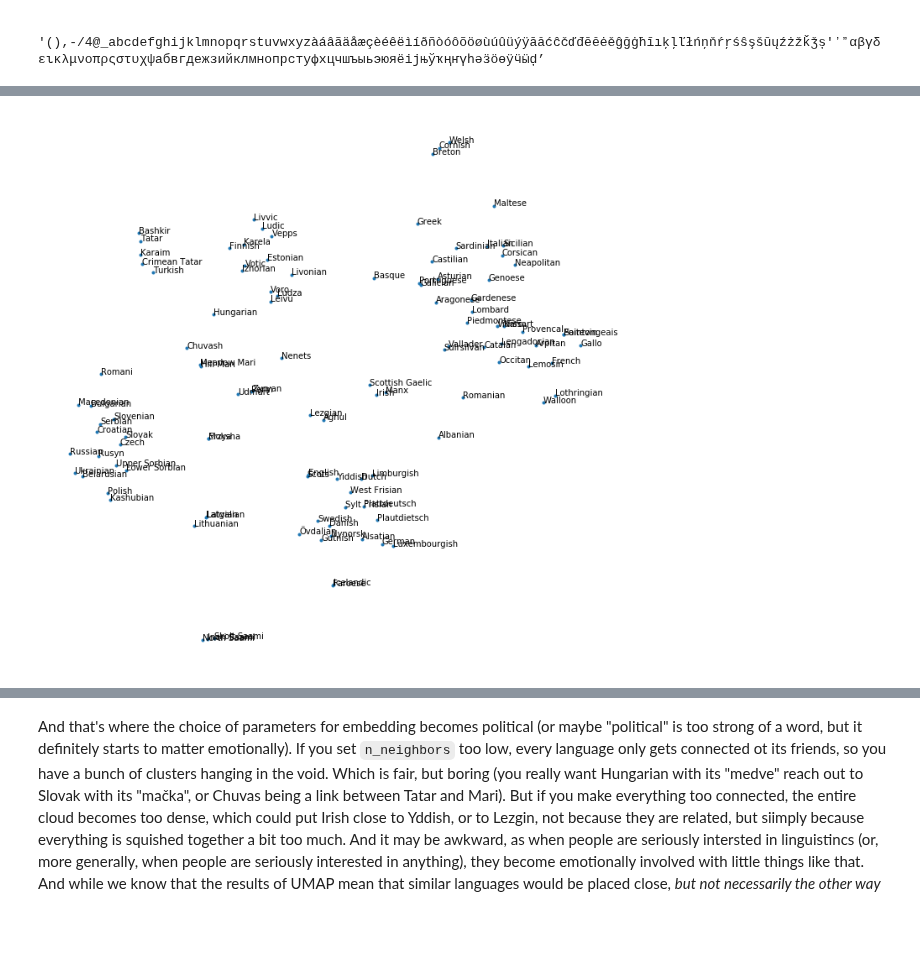
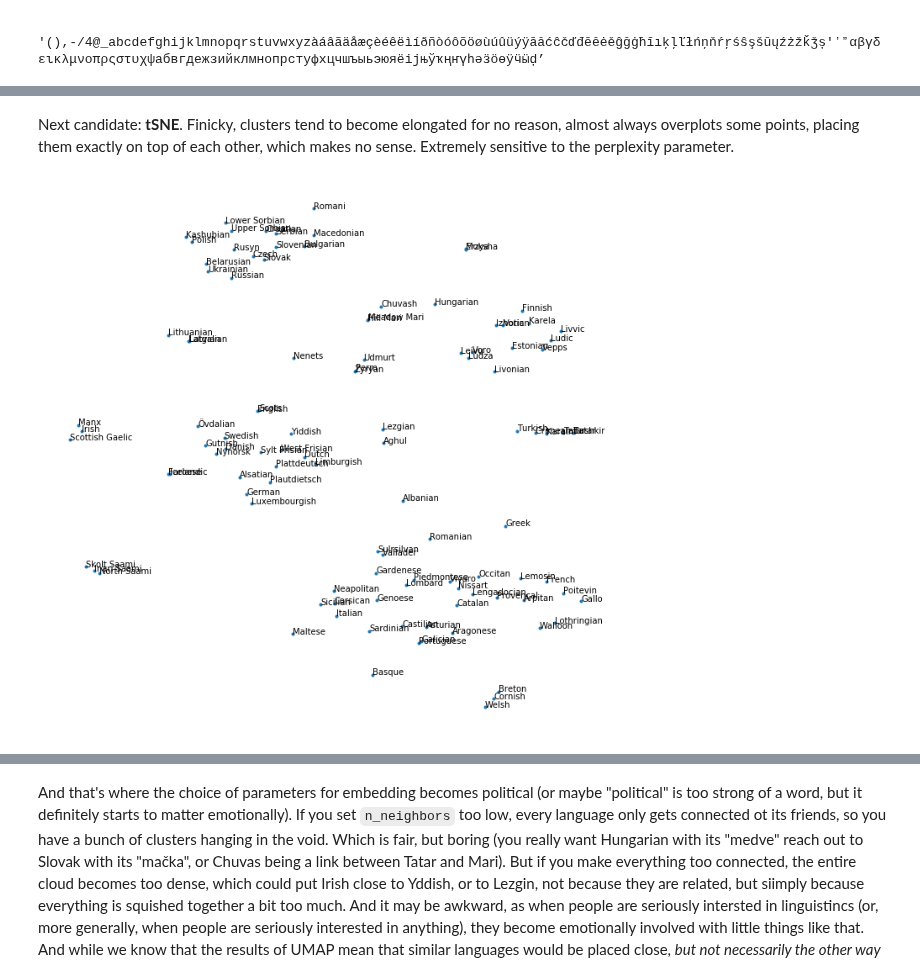
Before and after one commit to khakhalin/Sketches, a Jupyter notebook: text_games/lang_cloud.ipynb, the cells around one changed output, grey strips where cells are left out. Cells and saved outputs as stored; diff of their text form; code cells hidden in the pictures; blank space fills up the shorter version.

```diff
--- a/text_games/lang_cloud.ipynb
+++ b/text_games/lang_cloud.ipynb
@@ -178,0 +179,13 @@ Sulrsilvan Lengadocian Aghul Sylt Frisian Lemosin Nissart Catalan Occitan Manx S
+# %%
+# Helper function that makes the plot
+def cloud_plot(x, y, labels, adjust=False):
+    plt.figure(figsize=(12,12), facecolor='white');
+    plt.axis('off');
+    plt.plot(x, y, '.');
+    texts = []
+    for i in range(len(labels)):
+        texts.append(plt.text(x[i], y[i], labels[i]))
+    if adjust: # ggrepel-style: Quite slow, as it runs manual optimization of labels using spring forces
+        adjust_text(texts, arrowprops=dict(arrowstyle='-', color='lightgray'))
+
+# cloud_plot([1,2,3], [2,3,1], ['da','ba','ga'], adjust=True) # test
@@ -205,21 +217,12 @@ for i in range(len(pers)):
+# %% [markdown]
+Next candidate: **tSNE**. Finicky, clusters tend to become elongated for no reason, almost always overplots some points, placing them exactly on top of each other, which makes no sense. Extremely sensitive to the perplexity parameter.
 # %%
 # tSNE Projection - slightly less horrible, but usually way too clamped,
 # and with unstable, perfectly-overlapping points (like Baltic languages for some reason).
 
 emb = manifold.TSNE(n_components=2, init='random', random_state=0, metric='precomputed',
                     perplexity=25, n_iter=10000, learning_rate=120)
-
-# MDS - even more horrible
-#emb = manifold.MDS(n_components=2, max_iter=1000, n_init=1, dissimilarity='precomputed')
-# Spectral embedding - finicky, unpleasant
-#emb = manifold.SpectralEmbedding(n_components=2, n_neighbors=30)
-
 y = emb.fit_transform(np.square(dist)) # Seems to look better if squared
-
-plt.figure(figsize=(12,12), facecolor='white');
-plt.axis('off');
-plt.plot(y[:,0], y[:,1], '.');
-for i in range(len(lang_list)):
-    plt.text(y[i,0], y[i,1], lang_list[i])
+cloud_plot(y[:,0], y[:,1], lang_list)
 # %% [output]
-[figure, old version]
+[figure, new version]
```
Also changed, not shown: parts of 15 cells of this notebook, 3 other files.
